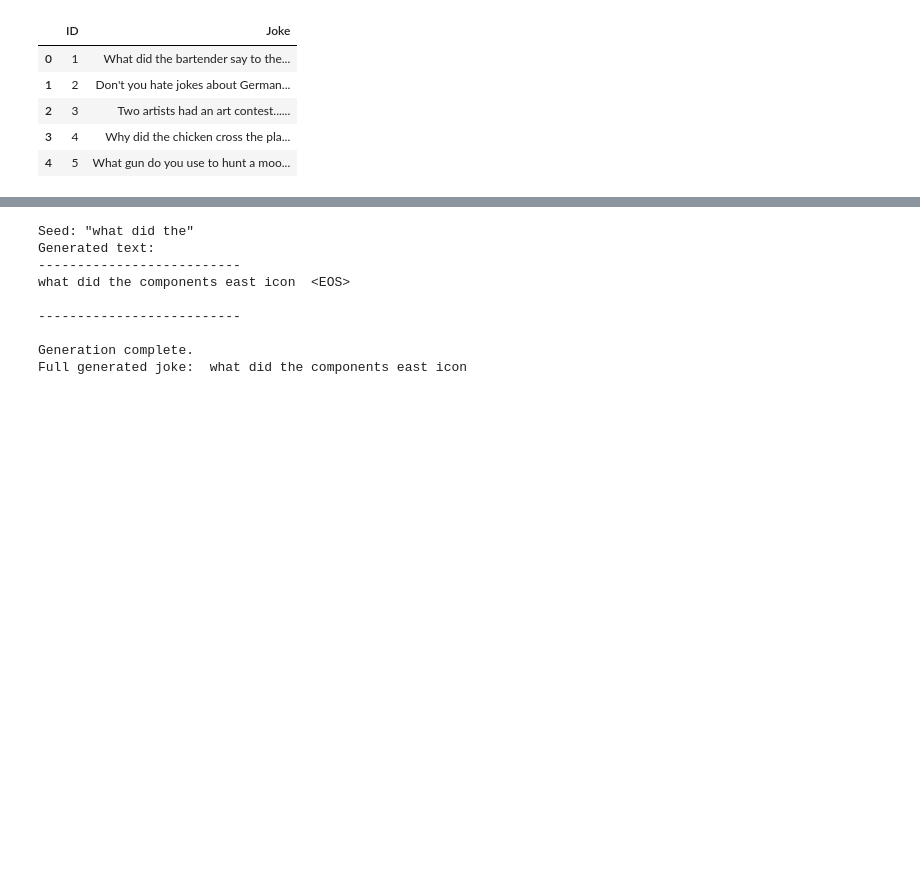
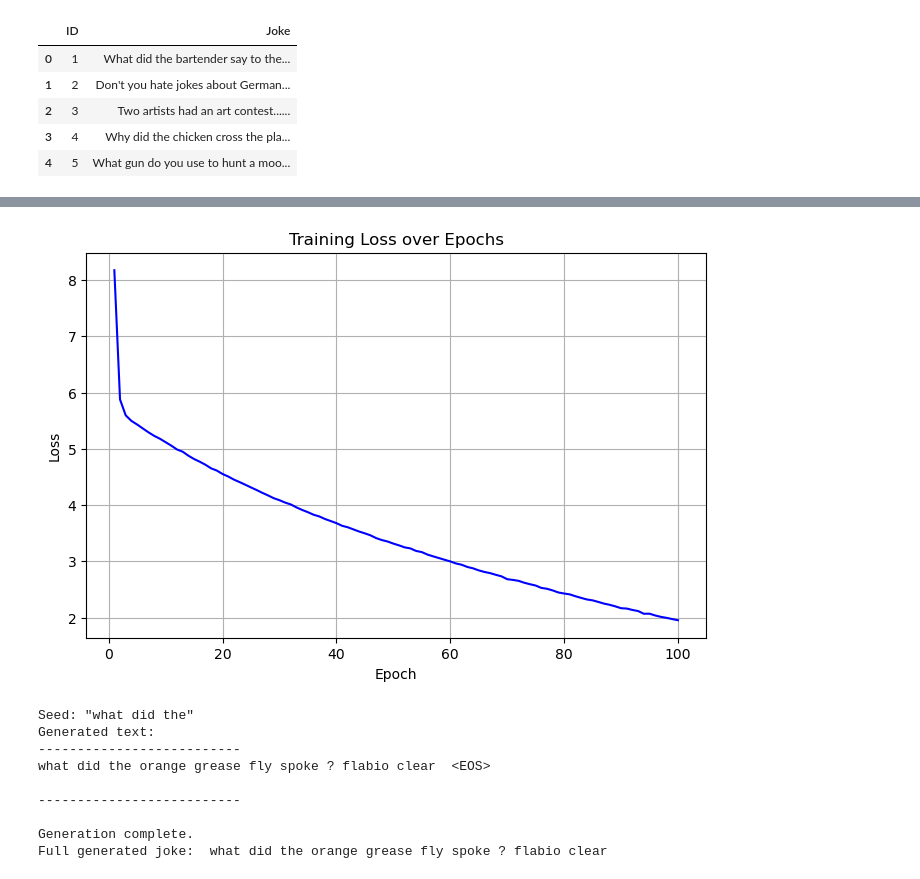
Before and after one commit to samuelili/ecs-189g-stage-4, a Jupyter notebook: text_gen/textgenGRU.ipynb, the cells around one changed output, grey strips where cells are left out. Drawn from its saved outputs; the diff is of its cells as text; code cells hidden in the pictures; blank space fills up the shorter version.

Commit message:
added training graphs for textgen lstm and gru

```diff
--- a/text_gen/textgenGRU.ipynb
+++ b/text_gen/textgenGRU.ipynb
@@ -94,14 +94,14 @@ int_to_word = {i: word for i, word in enumerate(words)} # Changed from int_to_ch
 vocab_size = len(words) # Changed from len(chars)
 print(f"Word Vocabulary Size (including SOS/EOS/UNK): {vocab_size}")
 
-embedding_dim = 64 # tunable
-hidden_size = 128  # tunable
+embedding_dim = 128 # tunable old: 64
+hidden_size = 256  # tunable old: 128
 output_size = vocab_size # Output size must match new vocab_size
 #learning_rate = 0.001
 learning_rate = 0.0001 #trying shorter learning rate
 #sequence_length = 25 # Length of input sequences (now in words)
 sequence_length = 15 # trying a shorter sequence length
-epochs = 200 # Number of epochs
+epochs = 100 # Number of epochs
 dropout_probability = 0.5
 
 # Prepare training data
@@ -164,6 +164,7 @@ optimizer = optim.Adam(model.parameters(), lr=learning_rate, weight_decay=1e-5)
 # For completeness, if you intend to run training directly from this script,
 # you would add the training loop here:
 #
+train_losses = []
 for epoch in range(epochs):
     # Training phase
     model.train()
@@ -178,6 +179,7 @@ for epoch in range(epochs):
         optimizer.step()
         train_loss_epoch += loss.item()
     avg_train_loss = train_loss_epoch / len(train_loader)
+    train_losses.append(avg_train_loss)  # Store loss for plotting
     print(f'Epoch [{epoch+1}/{epochs}], Training Loss: {avg_train_loss:.4f}')
 
     # Validation phase - commenting out for now
@@ -213,4 +215,14 @@ Epoch [200/200], Training Loss: 2.3539
 Training complete.
+# %%
+plt.figure(figsize=(8, 5))
+plt.plot(range(1, epochs + 1), train_losses, label='Training Loss', color='blue')
+plt.title("Training Loss over Epochs")
+plt.xlabel("Epoch")
+plt.ylabel("Loss")
+plt.grid(True)
+plt.show()
+# %% [output]
+[figure, added]
 # %%
 
 # Generate text
@@ -291,9 +303,9 @@ print("Full generated joke: ", " ".join(generated_words))
 Seed: "what did the"
 Generated text:
 --------------------------
-what did the components east icon  <EOS>
+what did the orange grease fly spoke ? flabio clear  <EOS>
 
 --------------------------
 
 Generation complete.
-Full generated joke:  what did the components east icon
+Full generated joke:  what did the orange grease fly spoke ? flabio clear
```
Also changed, not shown: parts of 1 cell of this notebook, 1 other file.
